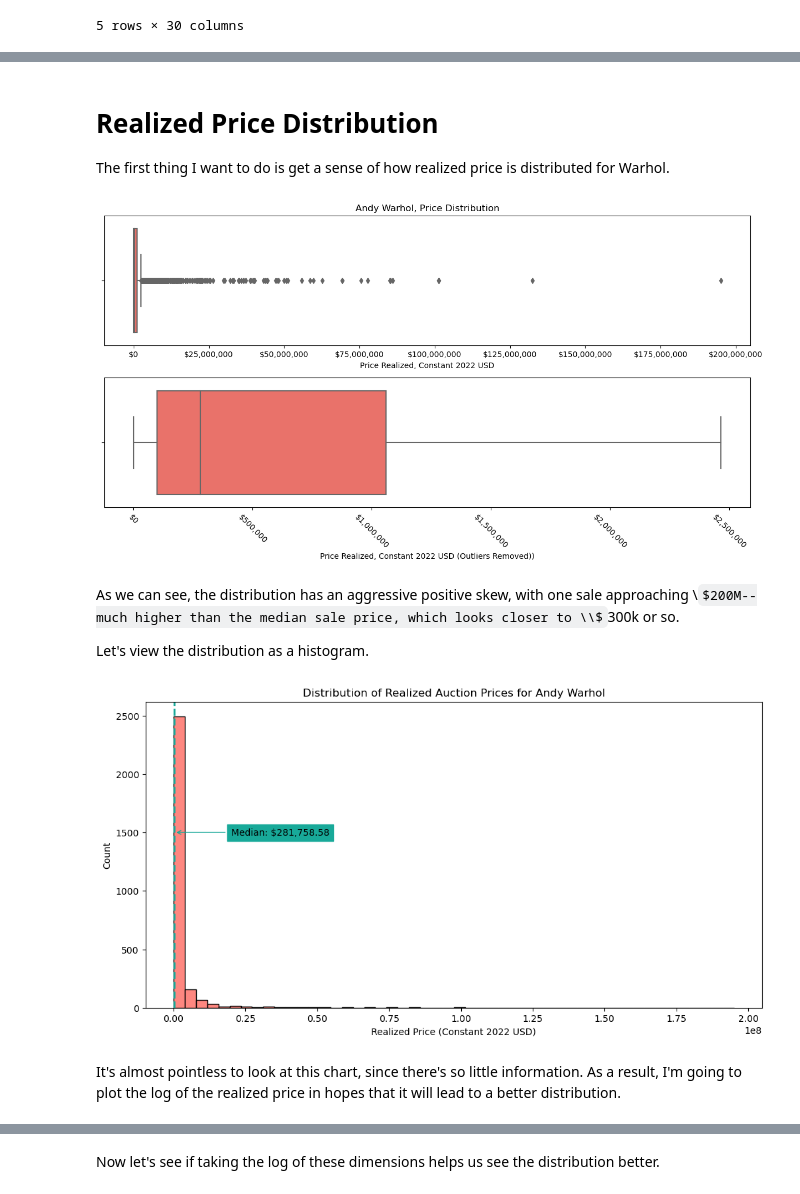
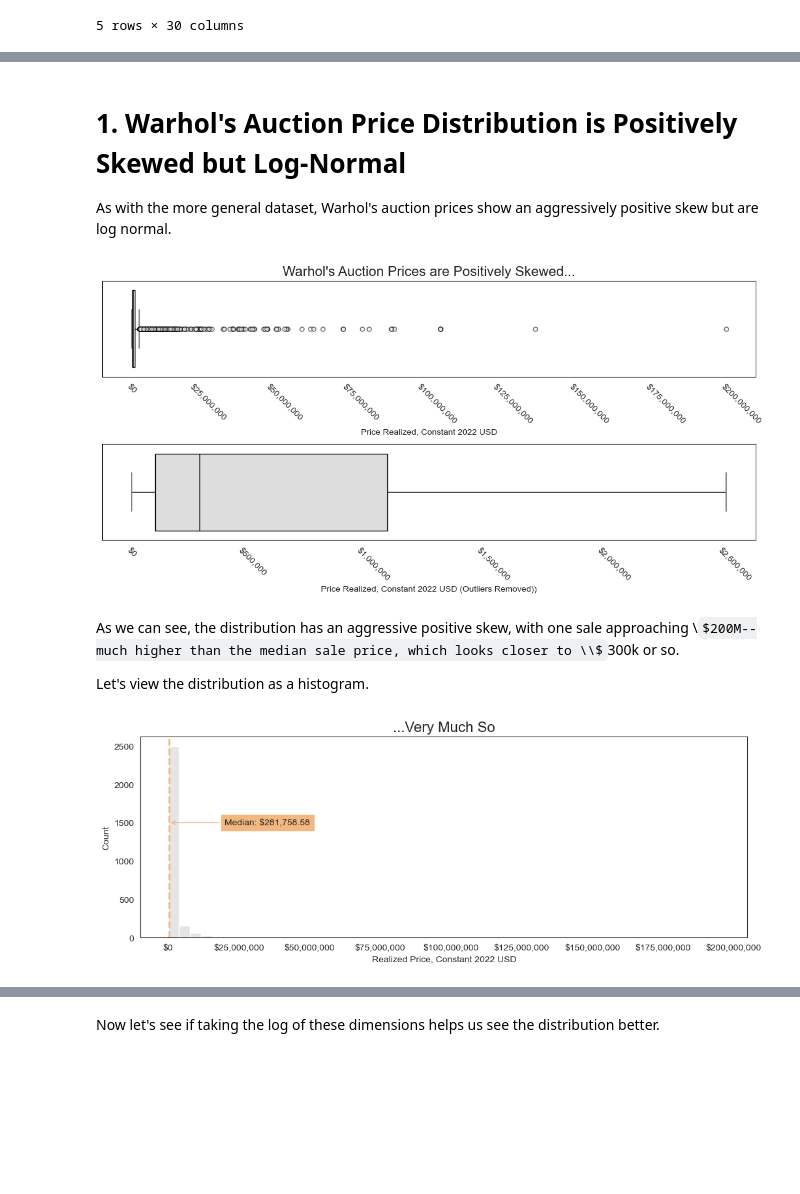
Before and after one commit to zrottman/art_auction, a Jupyter notebook: 03-02a_EDA-Warhol.ipynb, the cells around one changed output, grey strips where cells are left out. Saved outputs shown, nothing was run; the diff lists cells and outputs as text; code cells hidden in the pictures; some formulas as TeX source; blank space fills up the shorter version.

Commit message:
Revise and simplify charts

```diff
--- a/03-02a_EDA-Warhol.ipynb
+++ b/03-02a_EDA-Warhol.ipynb
@@ -123,39 +140,50 @@ Not always, though. Ultimately I do want my model to predict prices in nominal a
 # %% [markdown]
-# Realized Price Distribution
-The first thing I want to do is get a sense of how realized price is distributed for Warhol.
+# 1. Warhol's Auction Price Distribution is Positively Skewed but Log-Normal
+As with the more general dataset, Warhol's auction prices show an aggressively positive skew but are log normal.
 # %%
 warhol = data[data['artist_name'] == 'Andy Warhol']
 
 fig, axs = plt.subplots(2, 1, figsize=(12, 6))
 sns.boxplot(
     data=warhol,
     x='price_realized_USD_constant_2022',
-    ax=axs[0]
+    ax=axs[0],
+    color=colors['gray'],
+    boxprops=boxprops,
+    whiskerprops=whiskerprops,
+    flierprops=flierprops,
+    medianprops=medianprops
 )
 
 sns.boxplot(
     data=warhol,
     x='price_realized_USD_constant_2022',
     showfliers=False,
-    ax=axs[1]
+    ax=axs[1],
+    color=colors['gray'],
+    boxprops=boxprops,
+    whiskerprops=whiskerprops,
+    flierprops=flierprops,
+    medianprops=medianprops
 )
 
-fig.tight_layout()
+fig.tight_layout(pad=5)
+axs[0].set_title('Warhol\'s Auction Prices are Positively Skewed...', fontsize=titlefontsize)
+axs[0].set_xlabel('Price Realized, Constant 2022 USD')
 axs[0].get_xaxis().set_major_formatter(mpl.ticker.StrMethodFormatter('${x:,.0f}'))
+axs[0].tick_params(axis='x', rotation=-45)
+
+axs[1].set_xlabel('Price Realized, Constant 2022 USD (Outliers Removed))')
 axs[1].get_xaxis().set_major_formatter(mpl.ticker.StrMethodFormatter('${x:,.0f}'))
 axs[1].tick_params(axis='x', rotation=-45)
-
-axs[0].set_title('Andy Warhol, Price Distribution')
-axs[0].set_xlabel('Price Realized, Constant 2022 USD')
-axs[1].set_xlabel('Price Realized, Constant 2022 USD (Outliers Removed))');
 # %% [output]
-[figure, old version]
+[figure, new version]
 # %% [markdown]
 As we can see, the distribution has an aggressive positive skew, with one sale approaching \\$200M--much higher than the median sale price, which looks closer to \\$300k or so.
 
 Let's view the distribution as a histogram.
 # %%
-fig, ax = plt.subplots(figsize=(12, 6))
+fig, ax = plt.subplots(figsize=(12, 4))
 
 warhol_median = np.median(warhol['price_realized_USD_constant_2022'].dropna())
 
@@ -163,24 +191,24 @@ sns.histplot(
     data=warhol,
     x='price_realized_USD_constant_2022',
     bins=50,
-    ax=ax
+    ax=ax,
+    color=colors['gray']
 )
 
 # Median line
-ax.axvline(warhol_median, color=green, ls='--', lw=2)
+ax.axvline(warhol_median, color=colors['orange'], ls='--', lw=2)
 ax.annotate(
     'Median: ${:,.2f}'.format(warhol_median), xy=(warhol_median, 1500),
     xycoords='data', xytext=(20_000_000, 1500),
-    textcoords='data', arrowprops=dict(edgecolor=green, arrowstyle='->'), backgroundcolor=green,
+    textcoords='data', arrowprops=dict(edgecolor=colors['orange'], arrowstyle='->'), backgroundcolor=colors['orange'],
     horizontalalignment='left', verticalalignment='center'
 )
 
-ax.set_title("Distribution of Realized Auction Prices for Andy Warhol")
-ax.set_xlabel("Realized Price (Constant 2022 USD)");
+ax.set_title("...Very Much So", fontsize=titlefontsize)
+ax.set_xlabel("Realized Price, Constant 2022 USD")
+ax.get_xaxis().set_major_formatter(mpl.ticker.StrMethodFormatter('${x:,.0f}'));
 # %% [output]
-[figure, old version]
+[figure, new version]
-# %% [markdown]
-It's almost pointless to look at this chart, since there's so little information. As a result, I'm going to plot the log of the realized price in hopes that it will lead to a better distribution.
 # %%
 fig, ax = plt.subplots(figsize=(12, 6))
 
```
Also changed, not shown: parts of 41 cells of this notebook.
